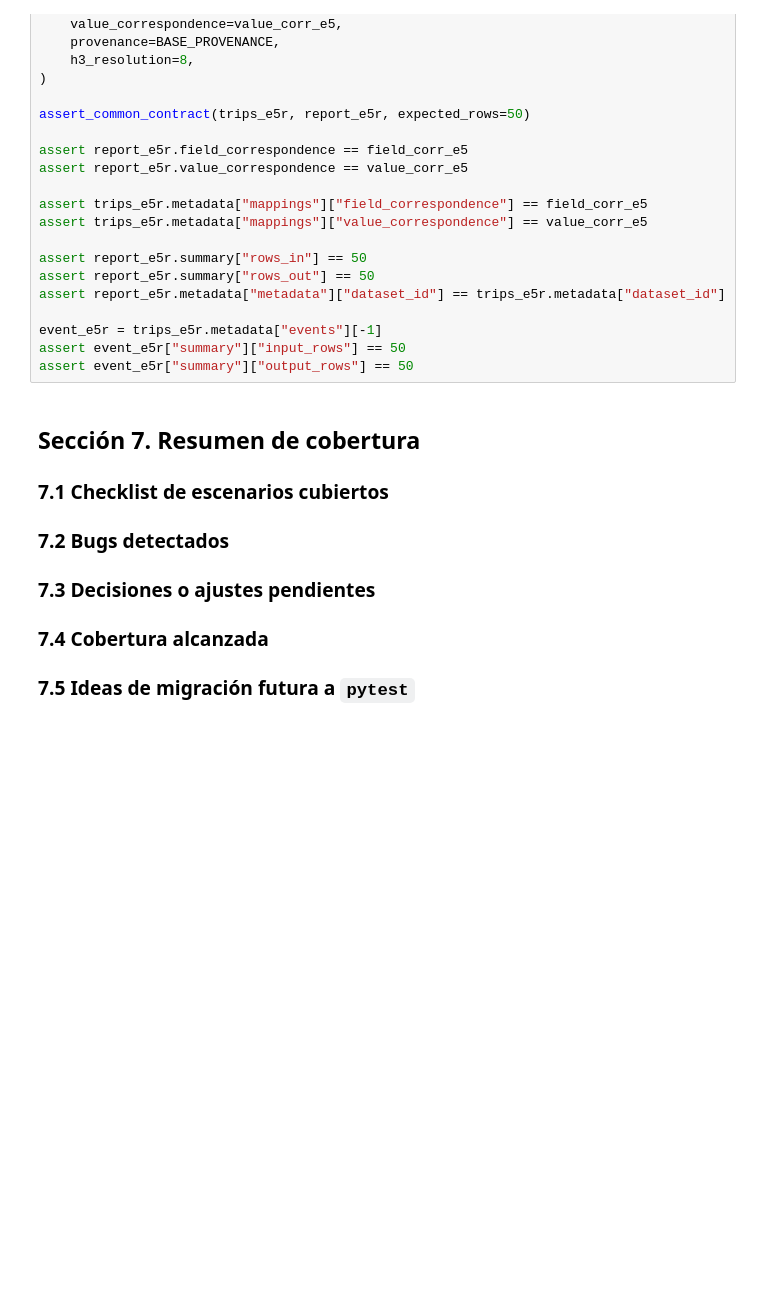
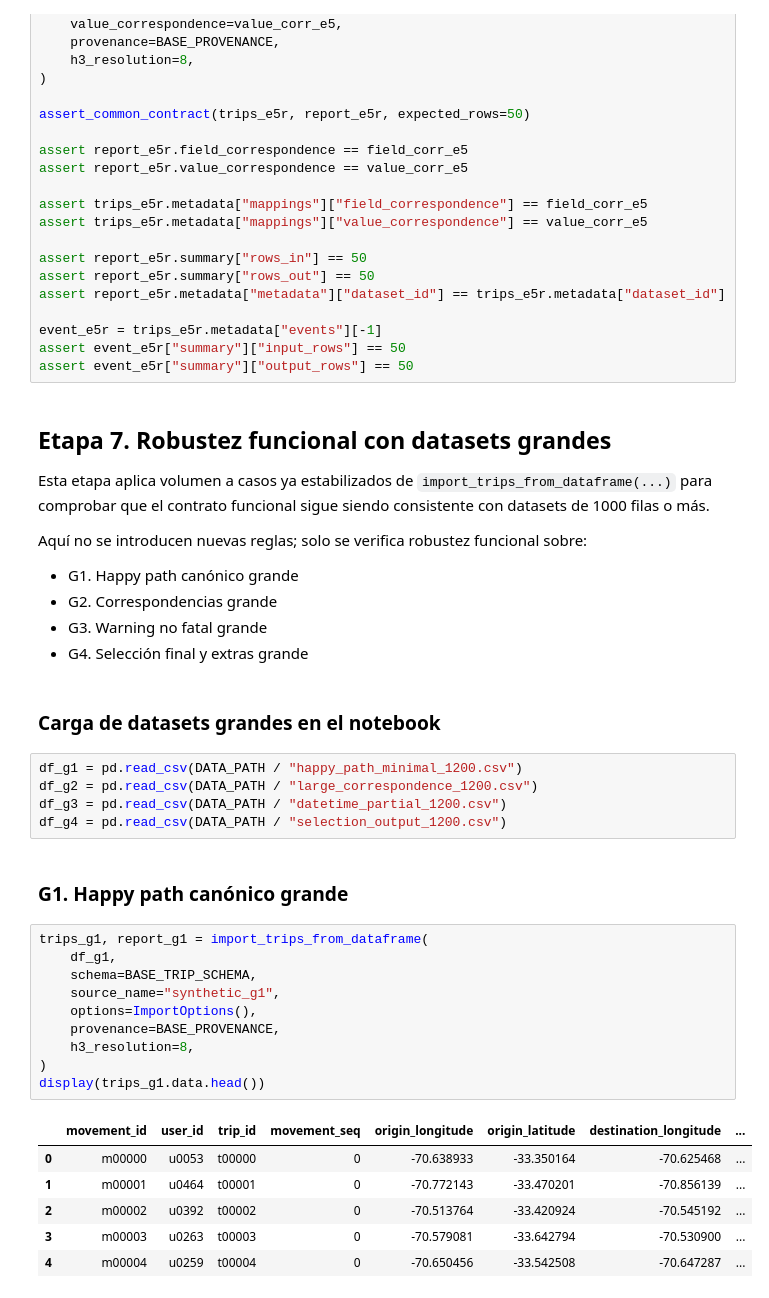
Before and after one commit to sebastianolmos/pylondrina, a Jupyter notebook: notebooks/testing/import_trips/integration_tests.ipynb, the cells around one changed output. Cells and saved outputs as stored; diff of their text form; blank space fills up the shorter version.

Commit message:
Added integration test to import trips functionality

```diff
--- a/notebooks/testing/import_trips/integration_tests.ipynb
+++ b/notebooks/testing/import_trips/integration_tests.ipynb
@@ -2572,10 +2572,41 @@ event_e5r = trips_e5r.metadata["events"][-1]
 assert event_e5r["summary"]["input_rows"] == 50
 assert event_e5r["summary"]["output_rows"] == 50
 # %% [markdown]
-## Sección 7. Resumen de cobertura
+## Etapa 7. Robustez funcional con datasets grandes
 
-### 7.1 Checklist de escenarios cubiertos
-### 7.2 Bugs detectados
-### 7.3 Decisiones o ajustes pendientes
-### 7.4 Cobertura alcanzada
-### 7.5 Ideas de migración futura a `pytest`
+Esta etapa aplica volumen a casos ya estabilizados de `import_trips_from_dataframe(...)`
+para comprobar que el contrato funcional sigue siendo consistente con datasets de
+1000 filas o más.
+
+Aquí no se introducen nuevas reglas; solo se verifica robustez funcional sobre:
+
+- G1. Happy path canónico grande
+- G2. Correspondencias grande
+- G3. Warning no fatal grande
+- G4. Selección final y extras grande
+# %% [markdown]
+### Carga de datasets grandes en el notebook
+# %%
+df_g1 = pd.read_csv(DATA_PATH / "happy_path_minimal_1200.csv")
+df_g2 = pd.read_csv(DATA_PATH / "large_correspondence_1200.csv")
+df_g3 = pd.read_csv(DATA_PATH / "datetime_partial_1200.csv")
+df_g4 = pd.read_csv(DATA_PATH / "selection_output_1200.csv")
+# %% [markdown]
+### G1. Happy path canónico grande
+# %%
+trips_g1, report_g1 = import_trips_from_dataframe(
+    df_g1,
+    schema=BASE_TRIP_SCHEMA,
+    source_name="synthetic_g1",
+    options=ImportOptions(),
+    provenance=BASE_PROVENANCE,
+    h3_resolution=8,
+)
+display(trips_g1.data.head())
+# %% [output]
+|  | movement_id | user_id | trip_id | movement_seq | origin_longitude | origin_latitude | destination_longitude | ... |
+| 0 | m00000 | u0053 | t00000 | 0 | -70.638933 | -33.350164 | -70.625468 | ... |
+| 1 | m00001 | u0464 | t00001 | 0 | -70.772143 | -33.470201 | -70.856139 | ... |
+| 2 | m00002 | u0392 | t00002 | 0 | -70.513764 | -33.420924 | -70.545192 | ... |
+| 3 | m00003 | u0263 | t00003 | 0 | -70.579081 | -33.642794 | -70.530900 | ... |
+| 4 | m00004 | u0259 | t00004 | 0 | -70.650456 | -33.542508 | -70.647287 | ... |
```
Also changed, not shown: parts of 10 cells of this notebook, 1 other file.
